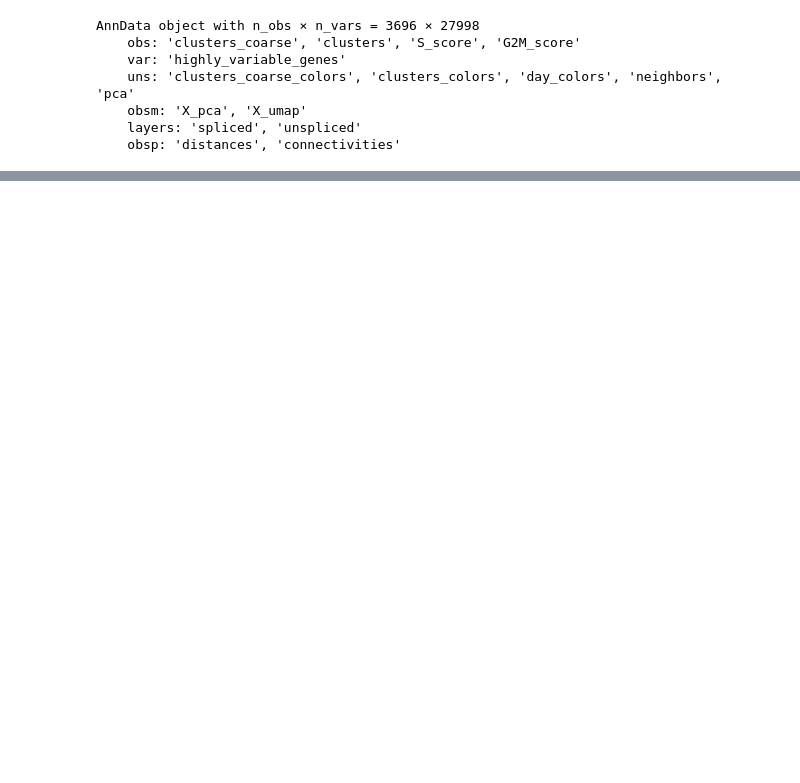
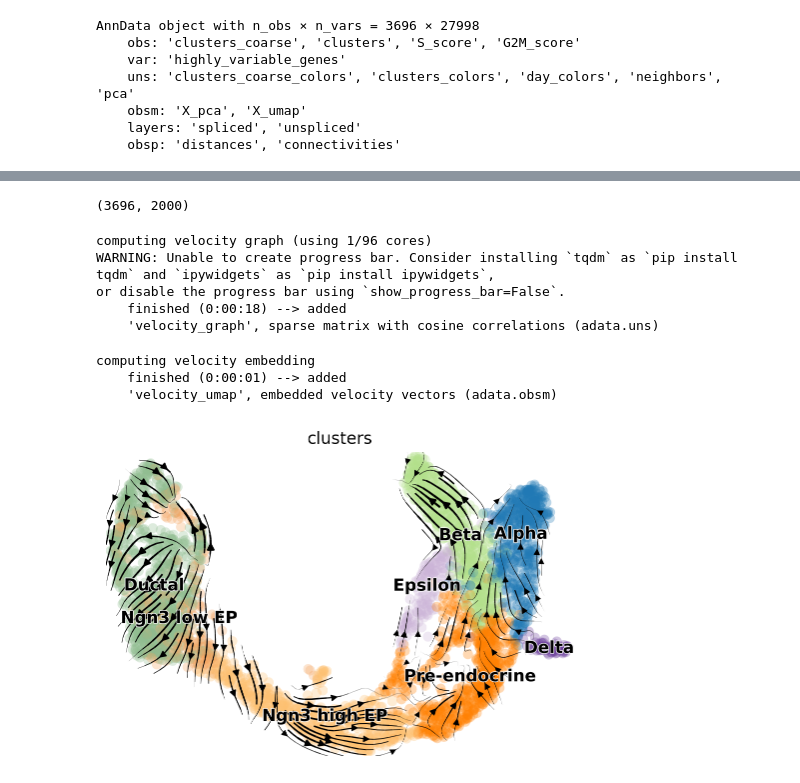
Before and after one commit to leonardogolinelli/GeneExpressionDynamics, a Jupyter notebook: apply_model_pancreas.ipynb, the cells around one changed output, grey strips where cells are left out. Cells and saved outputs as stored; diff of their text form; code cells hidden in the pictures; blank space fills up the shorter version.

Commit message:
projected velocities into umap embedding

```diff
--- a/apply_model_pancreas.ipynb
+++ b/apply_model_pancreas.ipynb
@@ -38,7 +38,7 @@ u = adata.layers['Mu']
 s = adata.layers['Ms']
 # %%
 dic = {}
-velocities = np.empty((3696,2000))
+velocity = np.empty((3696,2000))
 gamma_list = []
 for i in range(2000):
   # Assume `data` is a 2-dimensional numpy array of shape (n, 2).
@@ -74,4 +74,25 @@ for i in range(2000):
   gamma_list.append(gamma)
 
   v = x - gamma * y
-  velocities[:,i] = v
+  velocity[:,i] = v
+# %%
+velocity.shape
+# %% [output]
+(3696, 2000)
+# %%
+adata.layers['velocity'] = velocity
+# %%
+scv.tl.velocity_graph(adata)
+# %% [output]
+computing velocity graph (using 1/96 cores)
+WARNING: Unable to create progress bar. Consider installing `tqdm` as `pip install tqdm` and `ipywidgets` as `pip install ipywidgets`,
+or disable the progress bar using `show_progress_bar=False`.
+    finished (0:00:18) --> added
+    'velocity_graph', sparse matrix with cosine correlations (adata.uns)
+# %%
+scv.pl.velocity_embedding_stream(adata, basis='umap')
+# %% [output]
+computing velocity embedding
+    finished (0:00:01) --> added
+    'velocity_umap', embedded velocity vectors (adata.obsm)
+[figure, added]
```
Also changed, not shown: parts of 4 cells of this notebook.
